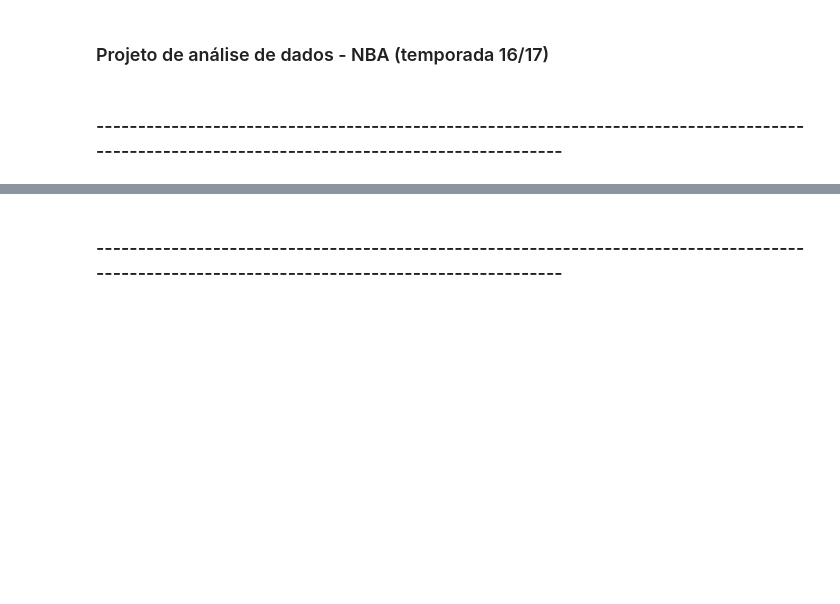
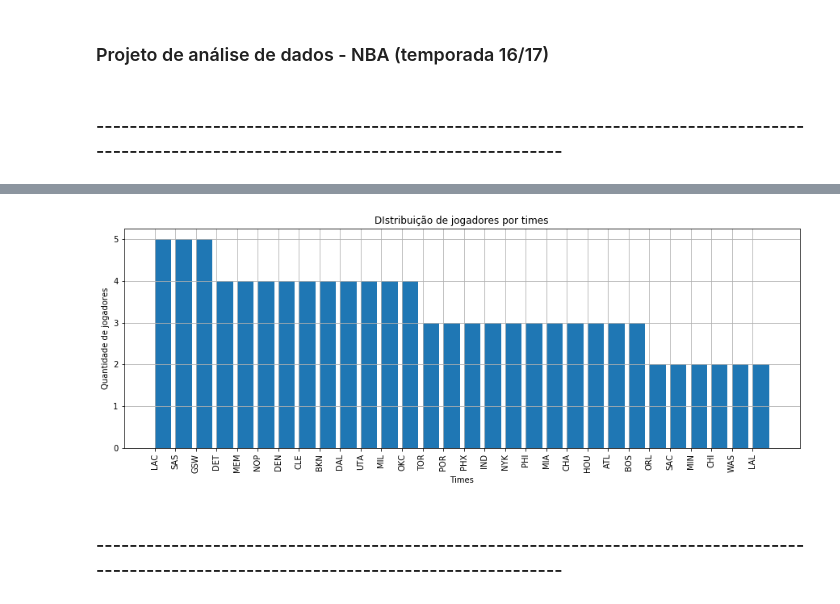
Before and after one commit to IgorQuaresma/Projeto-NBA, a Jupyter notebook: projeto_nba_versao2.ipynb, the cells around one changed output, grey strips where cells are left out. Drawn from its saved outputs; the diff is of its cells as text; code cells hidden in the pictures; blank space fills up the shorter version.

```diff
--- a/projeto_nba_versao2.ipynb
+++ b/projeto_nba_versao2.ipynb
@@ -24,3 +97,16 @@ df_2 = pd.read_csv('limpo_nba_2016_2017_100.csv')
+# %%
+# Distribuição de jogadores por times
+
+plt.figure(figsize=(15, 5))
+plt.bar(df_2['TEAM_ABBREVIATION'].value_counts().index,df_2['TEAM_ABBREVIATION'].value_counts(), align='edge', width=0.8)
+plt.xticks(rotation = 90)
+plt.title('DIstribuição de jogadores por times')
+plt.xlabel('Times')
+plt.ylabel('Quantidade de jogadores')
+plt.grid()
+plt.show()
+# %% [output]
+[figure, added]
 # %% [markdown]
 ### ---------------------------------------------------------------------------------------------------------------------------------------------
 # %% [markdown]
```
Also changed, not shown: parts of 11 cells of this notebook.
